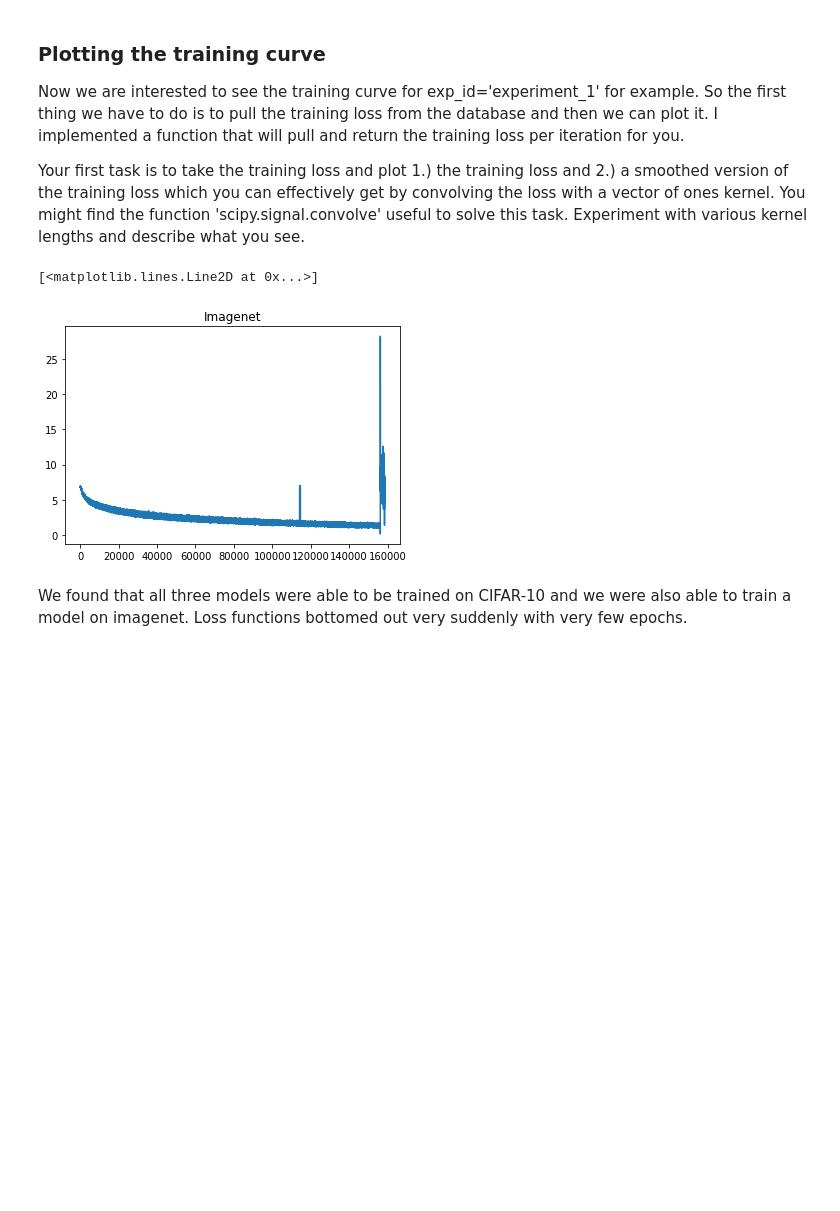
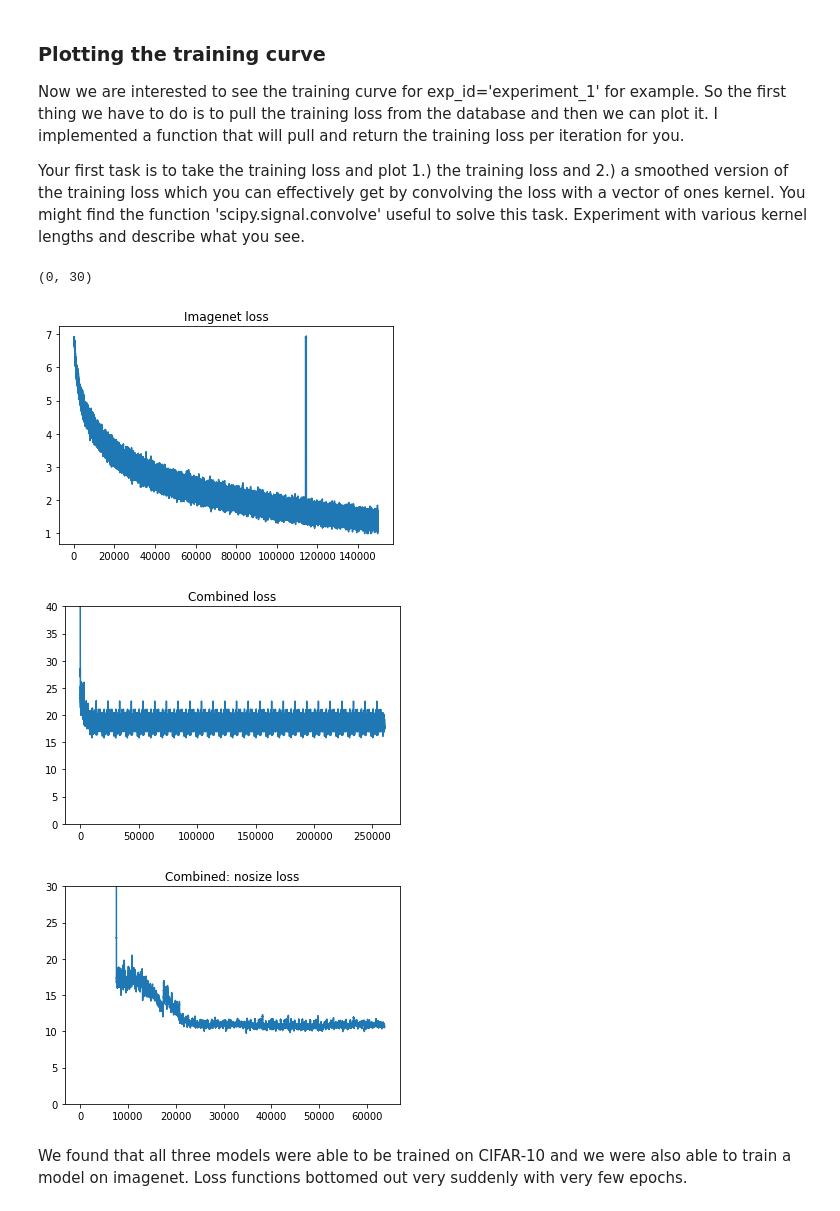
Before and after one commit to IanEisenberg/cs375, a Jupyter notebook: final_project/final.ipynb, the cells around one changed output. Cells and saved outputs as stored; diff of their text form; code cells hidden in the pictures; blank space fills up the shorter version.

```diff
--- a/final_project/final.ipynb
+++ b/final_project/final.ipynb
@@ -60,18 +64,32 @@ def get_losses(coll, exp_id):
     return np.array([_r['loss']
                      for r in coll.find(q_train, projection = ['train_results'])
                      for _r in r['train_results']])
-# %%
-
-loss = get_losses(coll, exp_id)
-
-# Plot the training loss
-
-plt.figure()
-plt.title('Imagenet')
-plt.plot(loss)
-# %% [output]
-[<matplotlib.lines.Line2D at 0x...>]
-[figure, removed]
+# %%
+
+loss = get_losses(coll, exp_id)
+
+lossc = get_losses(coll, exp_idc)
+
+lossn = get_losses(coll, exp_idn)
+
+# Plot the training loss
+
+plt.figure()
+plt.title('Imagenet loss')
+plt.plot(loss[0:150000])
+plt.figure()
+plt.title('Combined loss')
+plt.plot(smooth_signal(lossc,smooth=100))
+plt.ylim((0, 40))
+plt.figure()
+plt.title('Combined: nosize loss')
+plt.plot(smooth_signal(lossn,smooth=100))
+plt.ylim((0,30))
+# %% [output]
+(0, 30)
+[figure, added]
+[figure, added]
+[figure, added]
 # %% [markdown]
 We found that all three models were able to be trained on CIFAR-10 and we were also able to train a model on imagenet. Loss functions bottomed out very suddenly with very few epochs.
 # %% [markdown]
```
Also changed, not shown: parts of 7 cells of this notebook.
